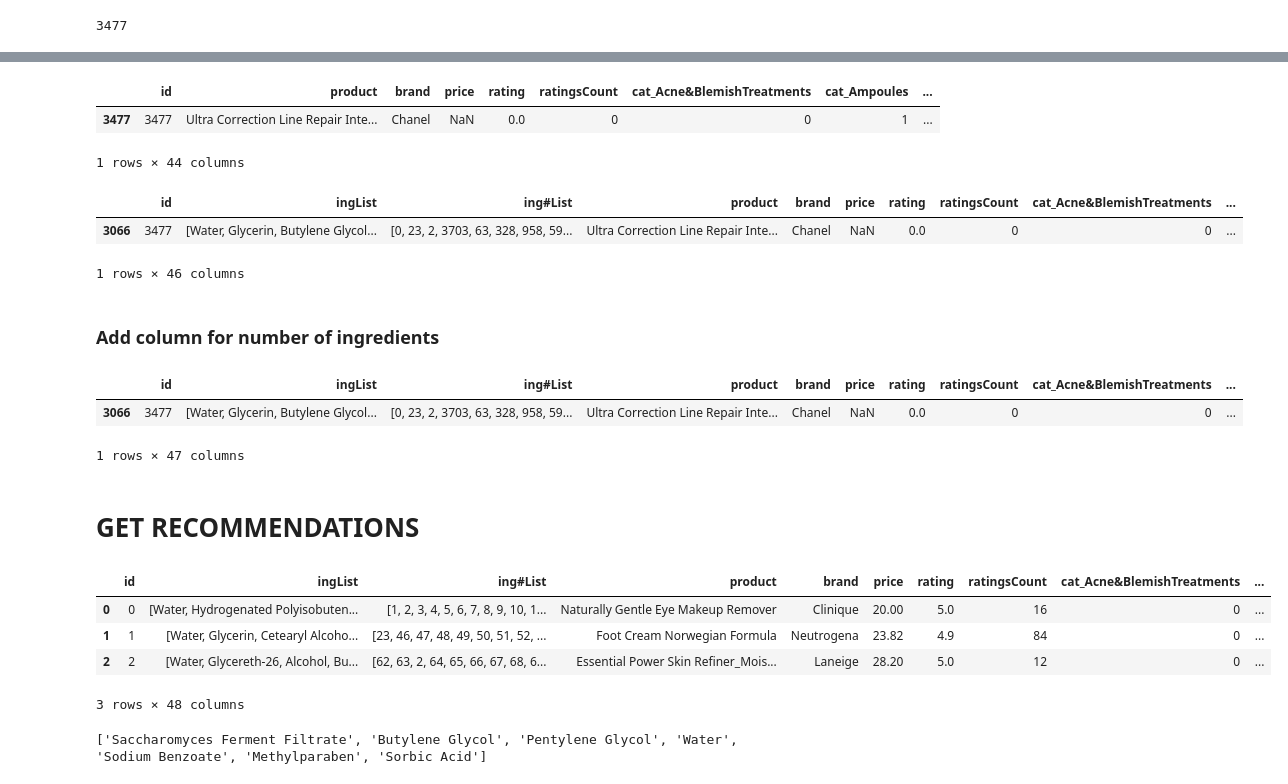
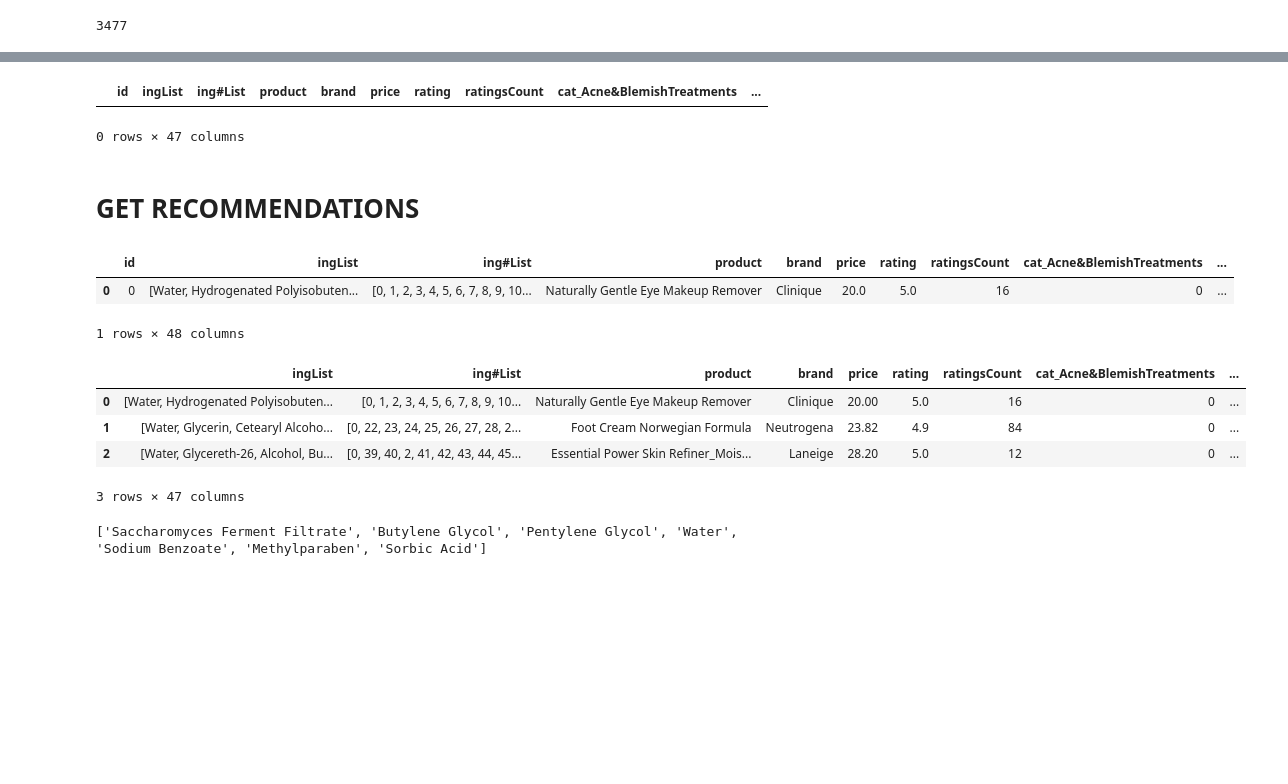
Before and after one commit to isabelbbeard/fp-python, a Jupyter notebook: 02_SimilarityFormatting.ipynb, the cells around one changed output, grey strips where cells are left out. Cells and saved outputs as stored; diff of their text form; code cells hidden in the pictures; blank space fills up the shorter version.

```diff
--- a/02_SimilarityFormatting.ipynb
+++ b/02_SimilarityFormatting.ipynb
@@ -217,24 +91,0 @@ prod_ing_lists.loc[prod_ing_lists['id'] == idx]
-# %%
-prods.loc[prods['id'] == idx]
-# %% [output]
-|  | id | product | brand | price | rating | ratingsCount | cat_Acne&BlemishTreatments | cat_Ampoules | ... |
-| 3477 | 3477 | Ultra Correction Line Repair Inte... | Chanel | NaN | 0.0 | 0 | 0 | 1 | ... |
-1 rows × 44 columns
-# %%
-products_and_ingredients= pd.merge(prod_ing_lists, prods, on = 'id')
-#products_and_ingredients.tail(3)
-#len(products_and_ingredients)
-products_and_ingredients.loc[products_and_ingredients['id'] == idx]
-# %% [output]
-|  | id | ingList | ing#List | product | brand | price | rating | ratingsCount | cat_Acne&BlemishTreatments | ... |
-| 3066 | 3477 | [Water, Glycerin, Butylene Glycol... | [0, 23, 2, 3703, 63, 328, 958, 59... | Ultra Correction Line Repair Inte... | Chanel | NaN | 0.0 | 0 | 0 | ... |
-1 rows × 46 columns
-# %% [markdown]
-### Add column for number of ingredients
-# %%
-products_and_ingredients['ingCount'] = products_and_ingredients['ingList'].apply(lambda x: len(x))
-products_and_ingredients.loc[products_and_ingredients['id'] == idx]
-# %% [output]
-|  | id | ingList | ing#List | product | brand | price | rating | ratingsCount | cat_Acne&BlemishTreatments | ... |
-| 3066 | 3477 | [Water, Glycerin, Butylene Glycol... | [0, 23, 2, 3703, 63, 328, 958, 59... | Ultra Correction Line Repair Inte... | Chanel | NaN | 0.0 | 0 | 0 | ... |
-1 rows × 47 columns
@@ -243,5 +92,17 @@ products_and_ingredients.to_csv('recommendations/recommender_products.csv')
+# %%
+df.loc[df['id'] == 14450]
+# %% [output]
+|  | id | ingList | ing#List | product | brand | price | rating | ratingsCount | cat_Acne&BlemishTreatments | ... |
+0 rows × 47 columns
 # %% [markdown]
 # GET RECOMMENDATIONS
+# %%
+df = products_and_ingredients
+df.head(1)
+# %% [output]
+|  | id | ingList | ing#List | product | brand | price | rating | ratingsCount | cat_Acne&BlemishTreatments | ... |
+| 0 | 0 | [Water, Hydrogenated Polyisobuten... | [0, 1, 2, 3, 4, 5, 6, 7, 8, 9, 10... | Naturally Gentle Eye Makeup Remover | Clinique | 20.0 | 5.0 | 16 | 0 | ... |
+1 rows × 48 columns
 # %%
 def remove_values_from_list(the_list, val):
    return [value for value in the_list if value != val]
@@ -250,18 +110,18 @@ df = products_and_ingredients
 #remove water
 df['ing#List'] = [remove_values_from_list(i,0) for i in df['ing#List']]
 # %%
-df.loc[df['id'] == idx]
+#df.loc[df['id'] == idx]
 df['id2'] = df['id']
-df = df.reset_index()
+#df = df.reset_index()
 df = df.drop(['id'], axis = 1)
 df = df.rename(columns={'index': 'id'})
 df.head(3)
 # %% [output]
-|  | id | ingList | ing#List | product | brand | price | rating | ratingsCount | cat_Acne&BlemishTreatments | ... |
-| 0 | 0 | [Water, Hydrogenated Polyisobuten... | [1, 2, 3, 4, 5, 6, 7, 8, 9, 10, 1... | Naturally Gentle Eye Makeup Remover | Clinique | 20.00 | 5.0 | 16 | 0 | ... |
-| 1 | 1 | [Water, Glycerin, Cetearyl Alcoho... | [23, 46, 47, 48, 49, 50, 51, 52, ... | Foot Cream Norwegian Formula | Neutrogena | 23.82 | 4.9 | 84 | 0 | ... |
-| 2 | 2 | [Water, Glycereth-26, Alcohol, Bu... | [62, 63, 2, 64, 65, 66, 67, 68, 6... | Essential Power Skin Refiner_Mois... | Laneige | 28.20 | 5.0 | 12 | 0 | ... |
+|  | ingList | ing#List | product | brand | price | rating | ratingsCount | cat_Acne&BlemishTreatments | ... |
+| 0 | [Water, Hydrogenated Polyisobuten... | [0, 1, 2, 3, 4, 5, 6, 7, 8, 9, 10... | Naturally Gentle Eye Makeup Remover | Clinique | 20.00 | 5.0 | 16 | 0 | ... |
+| 1 | [Water, Glycerin, Cetearyl Alcoho... | [0, 22, 23, 24, 25, 26, 27, 28, 2... | Foot Cream Norwegian Formula | Neutrogena | 23.82 | 4.9 | 84 | 0 | ... |
+| 2 | [Water, Glycereth-26, Alcohol, Bu... | [0, 39, 40, 2, 41, 42, 43, 44, 45... | Essential Power Skin Refiner_Mois... | Laneige | 28.20 | 5.0 | 12 | 0 | ... |
-3 rows × 48 columns
+3 rows × 47 columns
 # %%
 product ='Facial Treatment Essence'
 ingTest = df[df['product'].str.match(product)]
```
Also changed, not shown: parts of 39 cells of this notebook, 8 other files.
